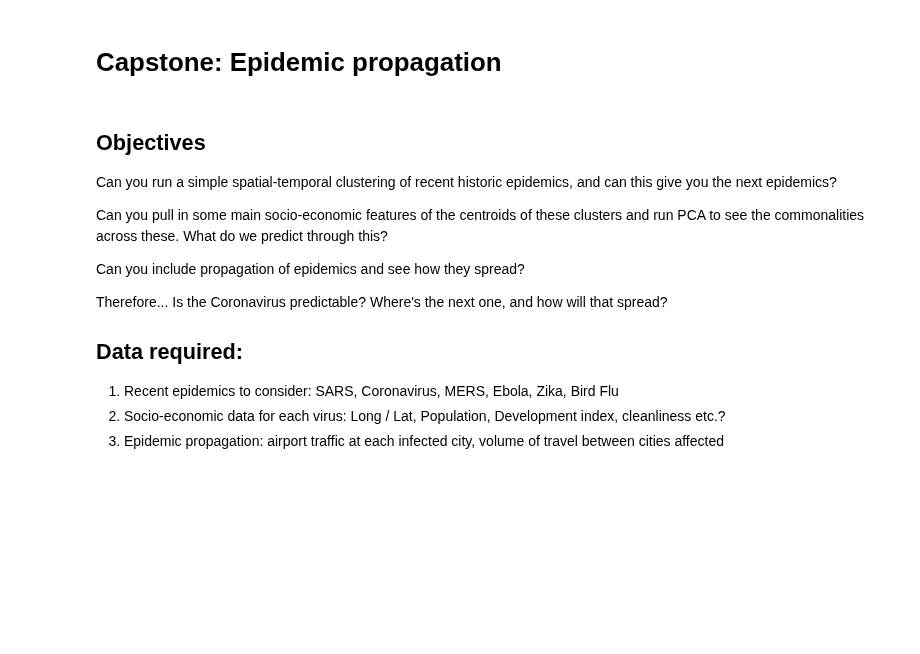
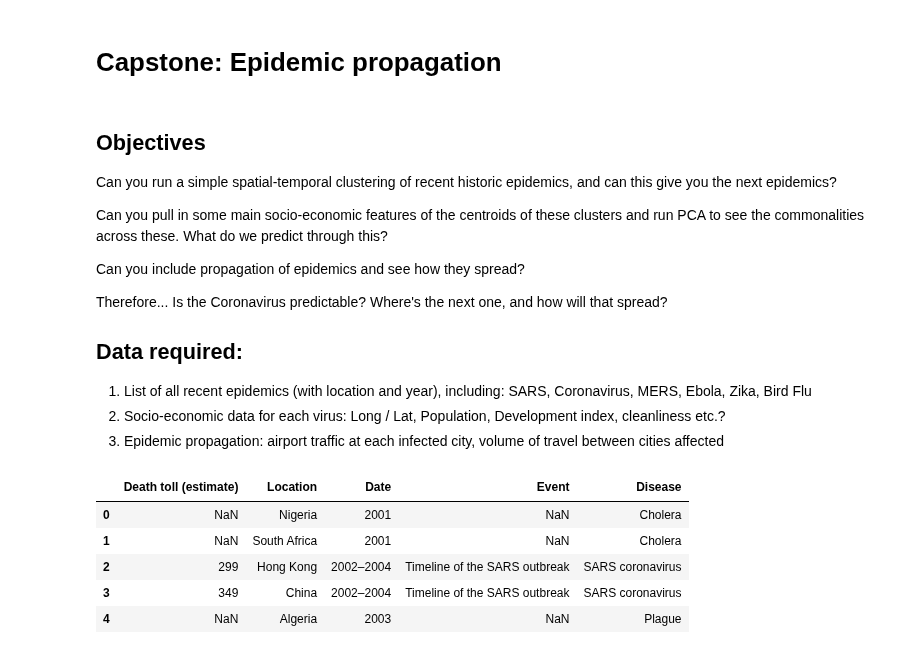
Before and after one commit to a3o1m2/DSI11-lessons, a Jupyter notebook: projects/project-capstone/part-02/epidemics.ipynb, the cells around one changed output. Drawn from its saved outputs; the diff is of its cells as text; code cells hidden in the pictures; blank space fills up the shorter version.

```diff
--- a/projects/project-capstone/part-02/epidemics.ipynb
+++ b/projects/project-capstone/part-02/epidemics.ipynb
@@ -13,7 +13,7 @@ Is the Coronavirus predictable?
 Where's the next one, and how will that spread?
 
 ## Data required:
-1. Recent epidemics to consider: SARS, Coronavirus, MERS, Ebola, Zika, Bird Flu
+1. List of all recent epidemics (with location and year), including: SARS, Coronavirus, MERS, Ebola, Zika, Bird Flu
 2. Socio-economic data for each virus: Long / Lat, Population, Development index, cleanliness etc.?
 3. Epidemic propagation: airport traffic at each infected city, volume of travel between cities affected
 # %%
@@ -20,0 +22,10 @@ import pandas as pd
+# %%
+epidemics_list = pd.read_csv('epidemics_list.csv')
+epidemics_list.head()
+# %% [output]
+|  | Death toll (estimate) | Location | Date | Event | Disease |
+| 0 | NaN | Nigeria | 2001 | NaN | Cholera |
+| 1 | NaN | South Africa | 2001 | NaN | Cholera |
+| 2 | 299 | Hong Kong | 2002–2004 | Timeline of the SARS outbreak | SARS coronavirus |
+| 3 | 349 | China | 2002–2004 | Timeline of the SARS outbreak | SARS coronavirus |
+| 4 | NaN | Algeria | 2003 | NaN | Plague |
```
Also changed, not shown: parts of 7 cells of this notebook, 6 other files.
